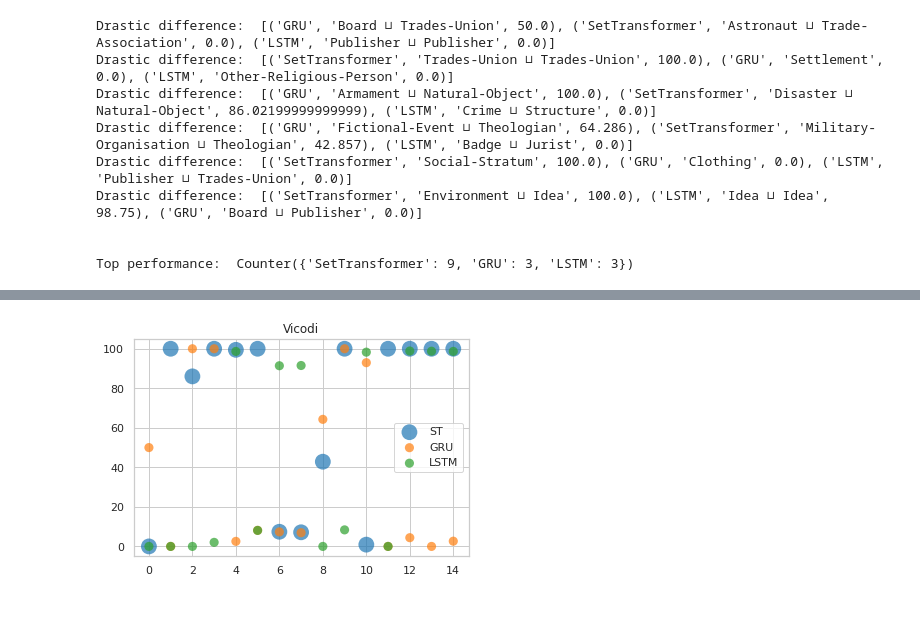
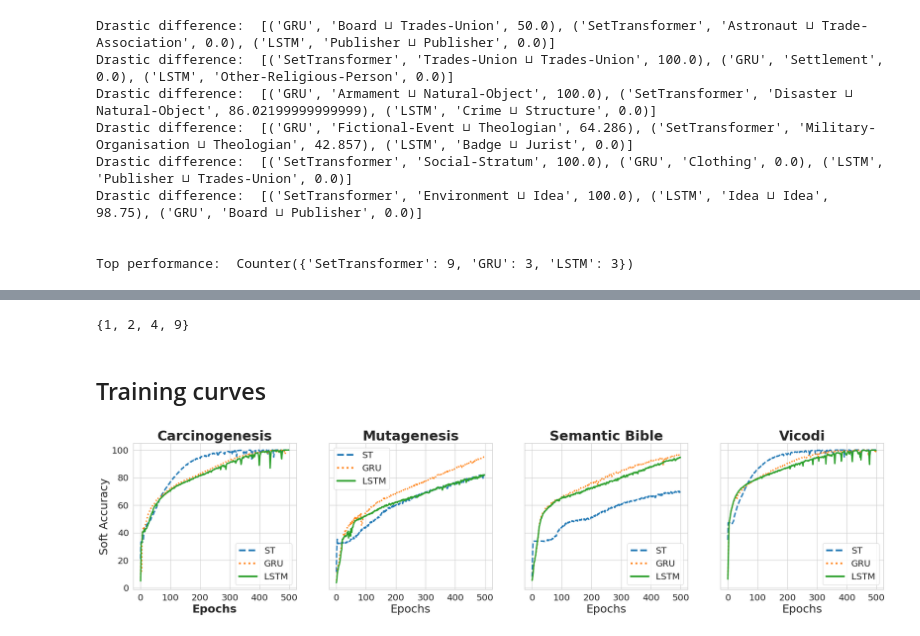
Before and after one commit to dice-group/NeuralClassExpressionSynthesis, a Jupyter notebook: prediction_analysis.ipynb, the cells around one changed output, grey strips where cells are left out. Cells and saved outputs as stored; diff of their text form; code cells hidden in the pictures.

```diff
--- a/prediction_analysis.ipynb
+++ b/prediction_analysis.ipynb
@@ -100,4 +141,6 @@ show_performance(Res3, top3)
-# %%
-show_performance(Res4, top4)
-# %% [output]
-[figure, removed]
+# %%
+{2,4} | {1,9}
+# %% [output]
+{1, 2, 4, 9}
+# %% [markdown]
+## Training curves
@@ -103,0 +208,13 @@ show_performance(Res4, top4)
+# %%
+plot_data = [{'soft acc': [], 'hard acc': []}, {'soft acc': [], 'hard acc': []}, {'soft acc': [], 'hard acc': []}, {'soft acc': [], 'hard acc': []}]
+for i, kb in enumerate(['carcinogenesis', 'mutagenesis', 'semantic_bible', 'vicodi']):
+    for model in ["SetTransformer", "GRU", "LSTM"]:
+        with open(f'datasets/{kb}/Plot_data/{model}_plot_data.json') as file:
+            data = json.load(file)
+            for mode in ['soft acc', 'hard acc']:
+                plot_data[i][mode].append(data[mode])
+# %%
+name1, name2, name3, name4 = 'Carcinogenesis', 'Mutagenesis', 'Semantic Bible', 'Vicodi'
+plot_acc_curves(plot_data[0], plot_data[1], plot_data[2], plot_data[3], name1, name2, name3, name4, mode='soft')
+# %% [output]
+[figure, added]
```
Also changed, not shown: parts of 8 cells of this notebook, 9 other files.
